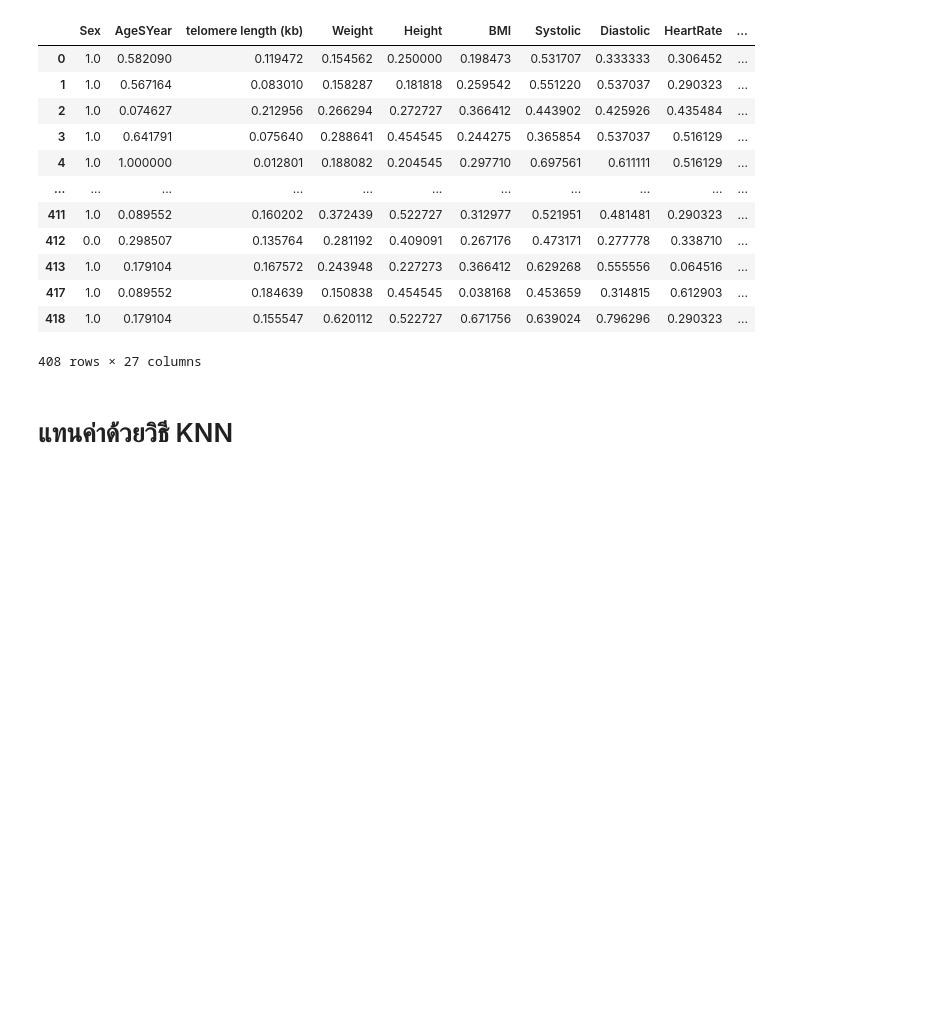
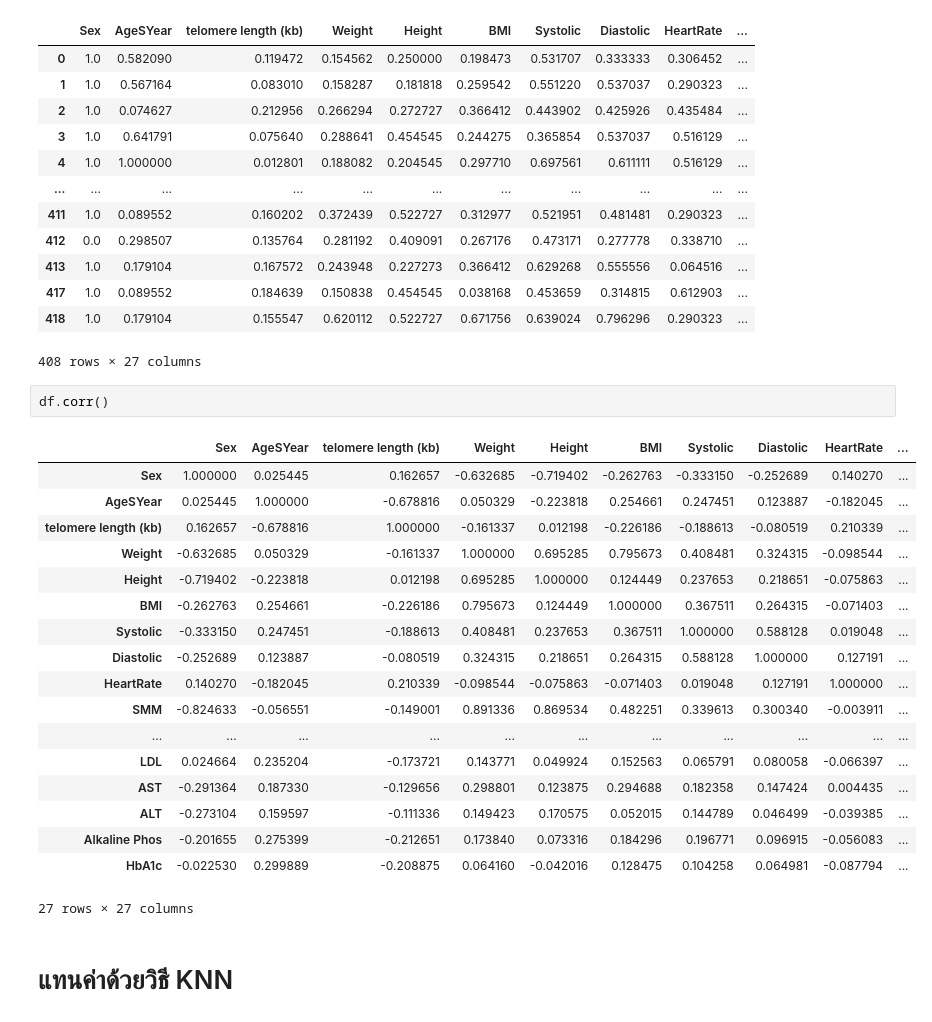
Before and after one commit to BooEiEi/project, a Jupyter notebook: drop_KNN.ipynb, the cells around one changed output. Saved outputs shown, nothing was run; the diff lists cells and outputs as text; blank space fills up the shorter version.

```diff
--- a/drop_KNN.ipynb
+++ b/drop_KNN.ipynb
@@ -218,6 +218,27 @@ df
 | 417 | 1.0 | 0.089552 | 0.184639 | 0.150838 | 0.454545 | 0.038168 | 0.453659 | 0.314815 | 0.612903 | ... |
 | 418 | 1.0 | 0.179104 | 0.155547 | 0.620112 | 0.522727 | 0.671756 | 0.639024 | 0.796296 | 0.290323 | ... |
 408 rows × 27 columns
+# %%
+df.corr()
+# %% [output]
+|  | Sex | AgeSYear | telomere length (kb) | Weight | Height | BMI | Systolic | Diastolic | HeartRate | ... |
+| Sex | 1.000000 | 0.025445 | 0.162657 | -0.632685 | -0.719402 | -0.262763 | -0.333150 | -0.252689 | 0.140270 | ... |
+| AgeSYear | 0.025445 | 1.000000 | -0.678816 | 0.050329 | -0.223818 | 0.254661 | 0.247451 | 0.123887 | -0.182045 | ... |
+| telomere length (kb) | 0.162657 | -0.678816 | 1.000000 | -0.161337 | 0.012198 | -0.226186 | -0.188613 | -0.080519 | 0.210339 | ... |
+| Weight | -0.632685 | 0.050329 | -0.161337 | 1.000000 | 0.695285 | 0.795673 | 0.408481 | 0.324315 | -0.098544 | ... |
+| Height | -0.719402 | -0.223818 | 0.012198 | 0.695285 | 1.000000 | 0.124449 | 0.237653 | 0.218651 | -0.075863 | ... |
+| BMI | -0.262763 | 0.254661 | -0.226186 | 0.795673 | 0.124449 | 1.000000 | 0.367511 | 0.264315 | -0.071403 | ... |
+| Systolic | -0.333150 | 0.247451 | -0.188613 | 0.408481 | 0.237653 | 0.367511 | 1.000000 | 0.588128 | 0.019048 | ... |
+| Diastolic | -0.252689 | 0.123887 | -0.080519 | 0.324315 | 0.218651 | 0.264315 | 0.588128 | 1.000000 | 0.127191 | ... |
+| HeartRate | 0.140270 | -0.182045 | 0.210339 | -0.098544 | -0.075863 | -0.071403 | 0.019048 | 0.127191 | 1.000000 | ... |
+| SMM | -0.824633 | -0.056551 | -0.149001 | 0.891336 | 0.869534 | 0.482251 | 0.339613 | 0.300340 | -0.003911 | ... |
+| ... | ... | ... | ... | ... | ... | ... | ... | ... | ... | ... |
+| LDL | 0.024664 | 0.235204 | -0.173721 | 0.143771 | 0.049924 | 0.152563 | 0.065791 | 0.080058 | -0.066397 | ... |
+| AST | -0.291364 | 0.187330 | -0.129656 | 0.298801 | 0.123875 | 0.294688 | 0.182358 | 0.147424 | 0.004435 | ... |
+| ALT | -0.273104 | 0.159597 | -0.111336 | 0.149423 | 0.170575 | 0.052015 | 0.144789 | 0.046499 | -0.039385 | ... |
+| Alkaline Phos | -0.201655 | 0.275399 | -0.212651 | 0.173840 | 0.073316 | 0.184296 | 0.196771 | 0.096915 | -0.056083 | ... |
+| HbA1c | -0.022530 | 0.299889 | -0.208875 | 0.064160 | -0.042016 | 0.128475 | 0.104258 | 0.064981 | -0.087794 | ... |
+27 rows × 27 columns
 # %% [markdown]
 # แทนค่าด้วยวิธี KNN
 # %%
```
